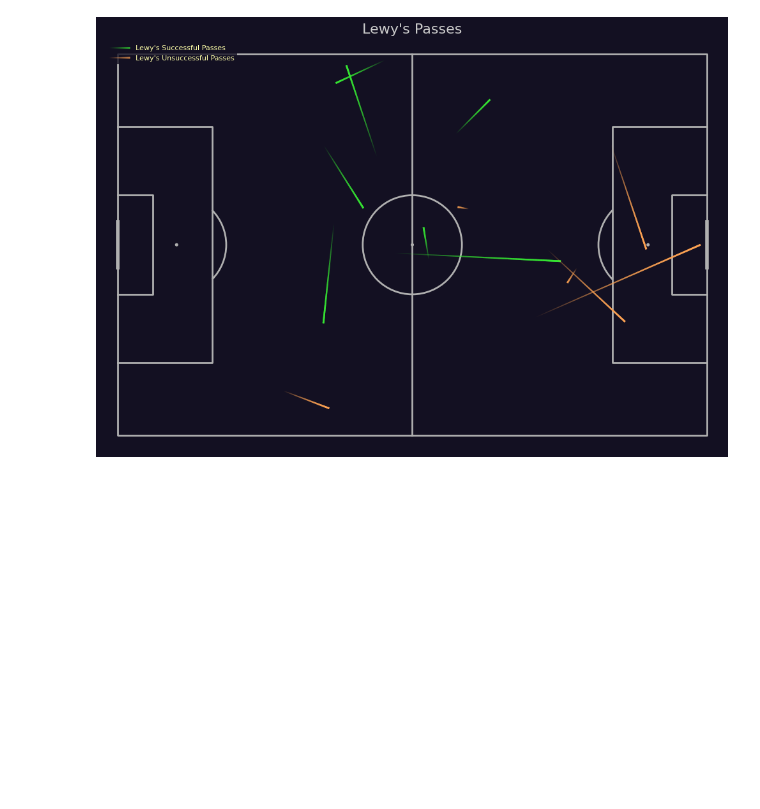
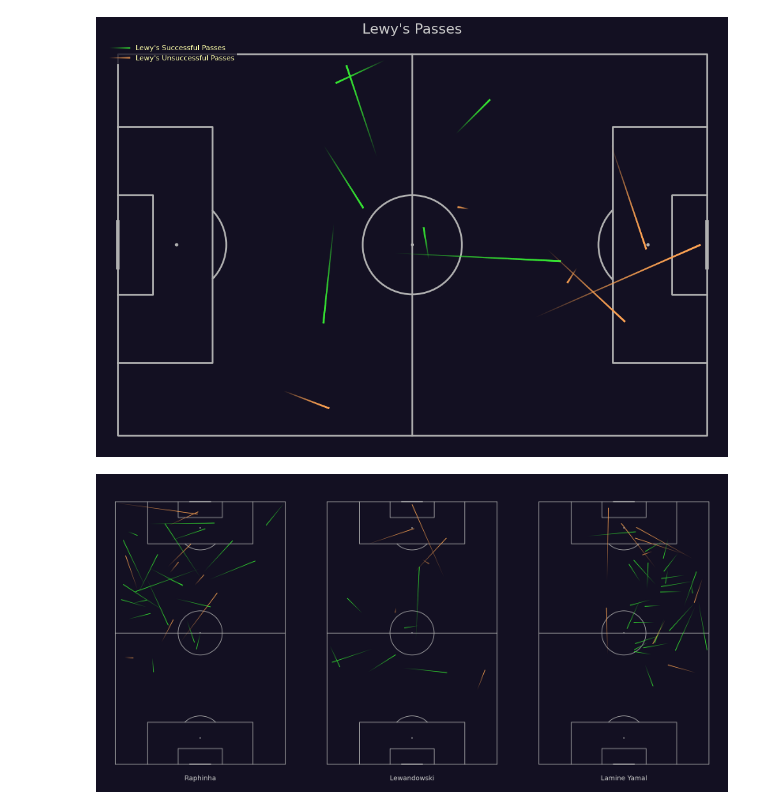
Before and after one commit to RidhoBeteer/barca-attacking-trio-vs-madrid, a Jupyter notebook: elclasico.ipynb, the cells around one changed output. Cells and saved outputs as stored; diff of their text form; code cells hidden in the pictures; blank space fills up the shorter version.

Commit message:
add vertical pitch

```diff
--- a/elclasico.ipynb
+++ b/elclasico.ipynb
@@ -190,3 +173,42 @@ plt.gca().invert_yaxis()
 plt.savefig('3.png', bbox_inches='tight')
 # %% [output]
 [figure]
+# %%
+vpitch = VerticalPitch(pitch_type='wyscout', pitch_color='#131022', pad_top=15, pad_right=10, pad_bottom=15, pad_left=10)
+fig, axs = vpitch.grid(ncols=3, figheight=15, bottom=0.025, grid_height=0.95, grid_width=0.95, endnote_height=0, title_height=0)
+fig.set_facecolor('#131022')
+
+vpitch.lines(df_pass_raphinha[mask_success].x, df_pass_raphinha[mask_success].y,
+                  df_pass_raphinha[mask_success].endX, df_pass_raphinha[mask_success].endY,
+                  lw=2, transparent=True, comet=True, label='Raphinha\'s Successful Passes',
+                  color='#36E633', ax=axs[0])
+vpitch.lines(df_pass_raphinha[~mask_success].x, df_pass_raphinha[~mask_success].y,
+                  df_pass_raphinha[~mask_success].endX, df_pass_raphinha[~mask_success].endY,
+                  lw=2, transparent=True, comet=True, label='Raphinha\'s Successful Passes',
+                  color='#FFA454', ax=axs[0])
+
+vpitch.lines(df_pass_lewy[mask_success3].x, df_pass_lewy[mask_success3].y,
+                  df_pass_lewy[mask_success3].endX, df_pass_lewy[mask_success3].endY,
+                  lw=2, transparent=True, comet=True, label='Lewy\'s Unsuccessful Passes',
+                  color='#36E633', ax=axs[1])
+vpitch.lines(df_pass_lewy[~mask_success3].x, df_pass_lewy[~mask_success3].y,
+                  df_pass_lewy[~mask_success3].endX, df_pass_lewy[~mask_success3].endY,
+                  lw=2, transparent=True, comet=True, label='Lewy\'s Unsuccessful Passes',
+                  color='#FFA454', ax=axs[1])
+
+vpitch.lines(df_pass_yamal[mask_success2].x, df_pass_yamal[mask_success2].y,
+                  df_pass_yamal[mask_success2].endX, df_pass_yamal[mask_success2].endY,
+                  lw=2, transparent=True, comet=True, label='Yamal\'s Successful Passes',
+                  color='#36E633', ax=axs[2])
+vpitch.lines(df_pass_yamal[~mask_success2].x, df_pass_yamal[~mask_success2].y,
+                  df_pass_yamal[~mask_success2].endX, df_pass_yamal[~mask_success2].endY,
+                  lw=2, transparent=True, comet=True, label='Yamal\'s Successful Passes',
+                  color='#FFA454', ax=axs[2])
+axs[0].set_title(f'Raphinha', fontsize=22, color='#ccc', y=0.025)
+axs[1].set_title(f'Lewandowski', fontsize=22, color='#ccc', y=0.025)
+axs[2].set_title(f'Lamine Yamal', fontsize=22, color='#ccc', y=0.025)
+
+for idx,ax in enumerate(axs):
+    axs[idx].invert_xaxis()
+# %% [output]
+[figure, added]
```
Also changed, not shown: parts of 2 cells of this notebook.
